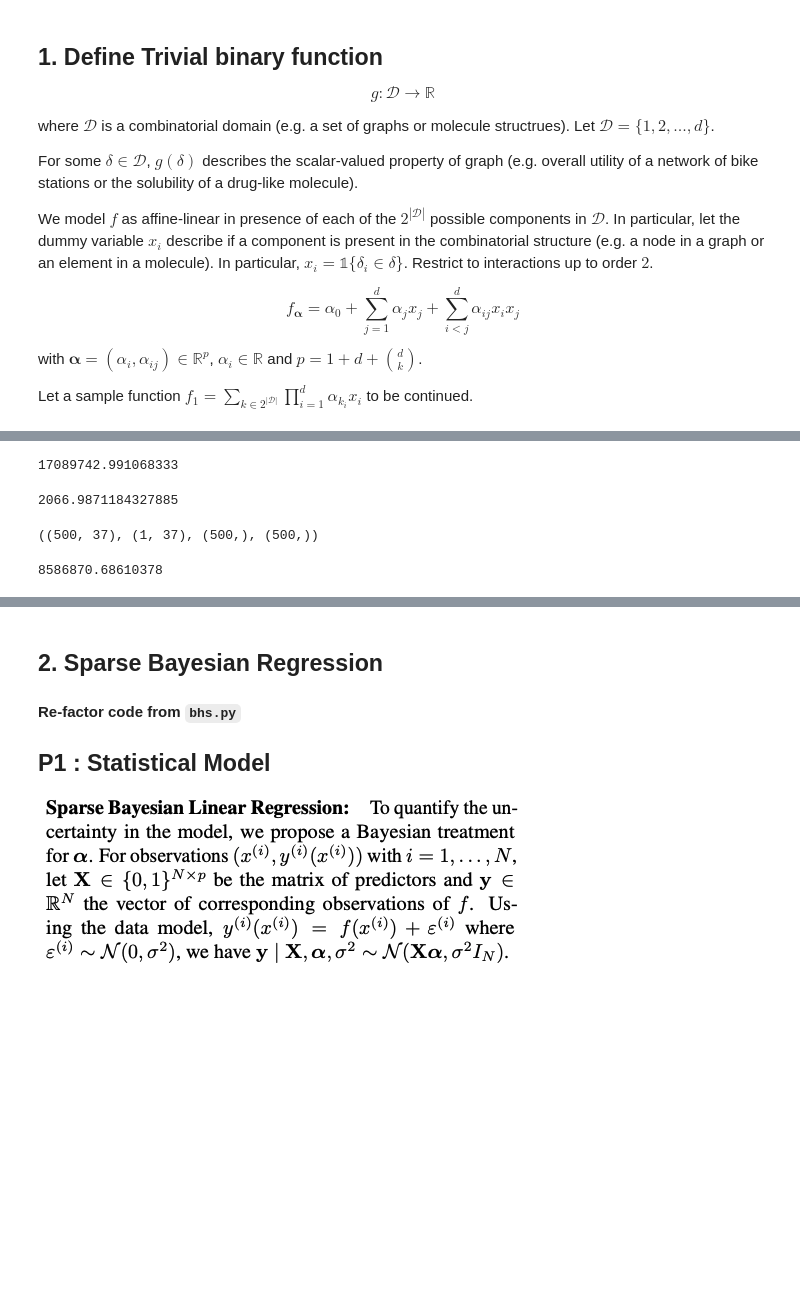
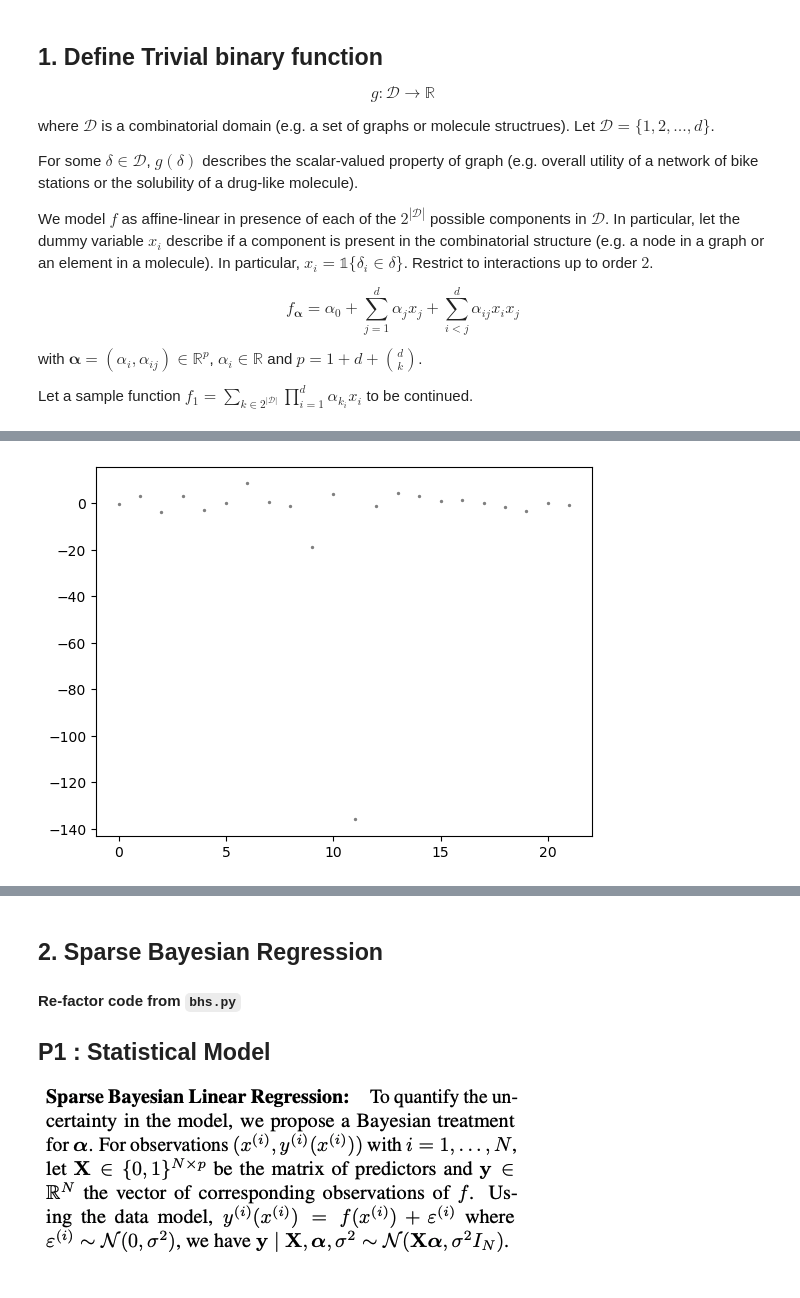
Before and after one commit to 7shoe/Combinatorial_BO, a Jupyter notebook: BOCS (2018) - Intro Script - Bayesian Optimization of Combinatorial Structures.ipynb, the cells around one changed output, grey strips where cells are left out. Drawn from its saved outputs; the diff is of its cells as text; code cells hidden in the pictures; blank space fills up the shorter version.

```diff
--- a/BOCS (2018) - Intro Script - Bayesian Optimization of Combinatorial Structures.ipynb
+++ b/BOCS (2018) - Intro Script - Bayesian Optimization of Combinatorial Structures.ipynb
@@ -118,13 +123,13 @@ def getY(X:np.array, d:int, g_dict:dict, errorFlag:bool=False, sigma:float=0.1)
     return y
 # %%
 # parameters
-n, d, k = 50, 8, 2
+n, d, k = 50, 6, 2
 
 # generate dataset
-gD = gDict(d=d, k=k)
+gD, a_GT = gDict(d=d, k=k)
 
-X = getX(n=i+1, d=d, k=k)
-y = getY(X, d=9, g_dict=gD, errorFlag=True, sigma=0.2)
+X = getX(n=n, d=d, k=k)
+y = getY(X, d=d, g_dict=gD, errorFlag=False, sigma=0.2)
 
 #X_tr
 min(y)
@@ -134,21 +167,23 @@ Flag, min()= -12.433000000000002
 # %%
+# p
+# parameters
+p = sum([math.comb(d,i) for i in range(k+1)])
+
 # - - - - -
 #  PRIOR
 # - - - - -
+# sigma
+sigma_2_prior = 1.0 # (?)
 
-# sigma
-sigma_prior = 0.5
-
-# tau, beta
-tau_prior, beta_prior = abs(cauchy.rvs(0,1,size=1)), abs(cauchy.rvs(0,1,size=p))
+# tau, beta: C+(0,1)
+tau_prior, beta_prior = halfcauchy.rvs(size=1), halfcauchy.rvs(size=p)
 
 # alpha_prior
 alpha_prior = np.random.multivariate_normal(mean = np.zeros(p),
-                                            cov  = np.diag(tau_prio**2 * sigma_prior**2 * [b**2 for b in beta_prior]),
-                                            size = 1)
+                                            cov  = np.diag(tau_prior**2 * sigma_2_prior * beta_prior**2),
+                                            size = 1).reshape(-1)
 
-
-
-# - - - - - - -
-#  POSTERIOR
-# - - - - - - -
+plt.scatter(range(len(alpha_prior)), alpha_prior, c='grey', alpha=1, s=2)
+plt.show()
+# %% [output]
+[figure, added]
@@ -160,16 +189,0 @@ tau_  = tau_prior
-# %%
-np.dot((y-X @ alpha_prior.T.reshape(-1)).T, (y-X @ alpha_prior.T.reshape(-1)))
-# %% [output]
-17089742.991068333
-# %%
-0.5 * np.linalg.norm((y-X @ alpha_prior.T.reshape(-1)), 2)
-# %% [output]
-2066.9871184327885
-# %%
-X.shape, alpha_prior.shape, y.shape, (y-X @ alpha_prior.T.reshape(-1)).shape
-# %% [output]
-((500, 37), (1, 37), (500,), (500,))
-# %%
-(0.5 * (y-X @ alpha_prior.T)[:,0]) @ (y-X @ alpha_prior.T)[:,0]
-# %% [output]
-8586870.68610378
```
Also changed, not shown: parts of 31 cells of this notebook.
